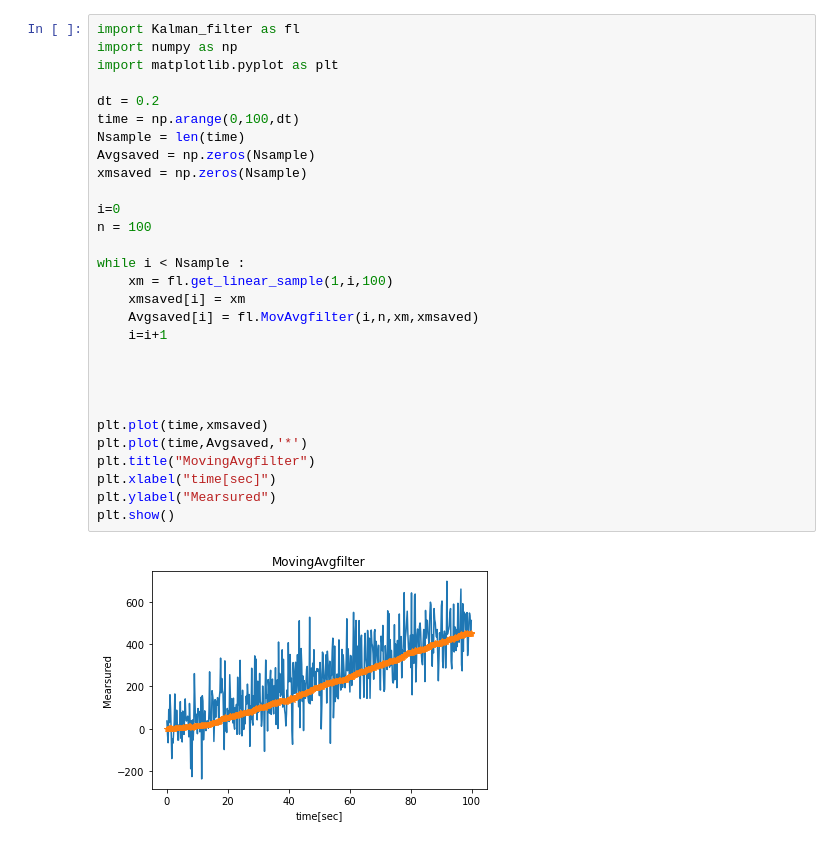
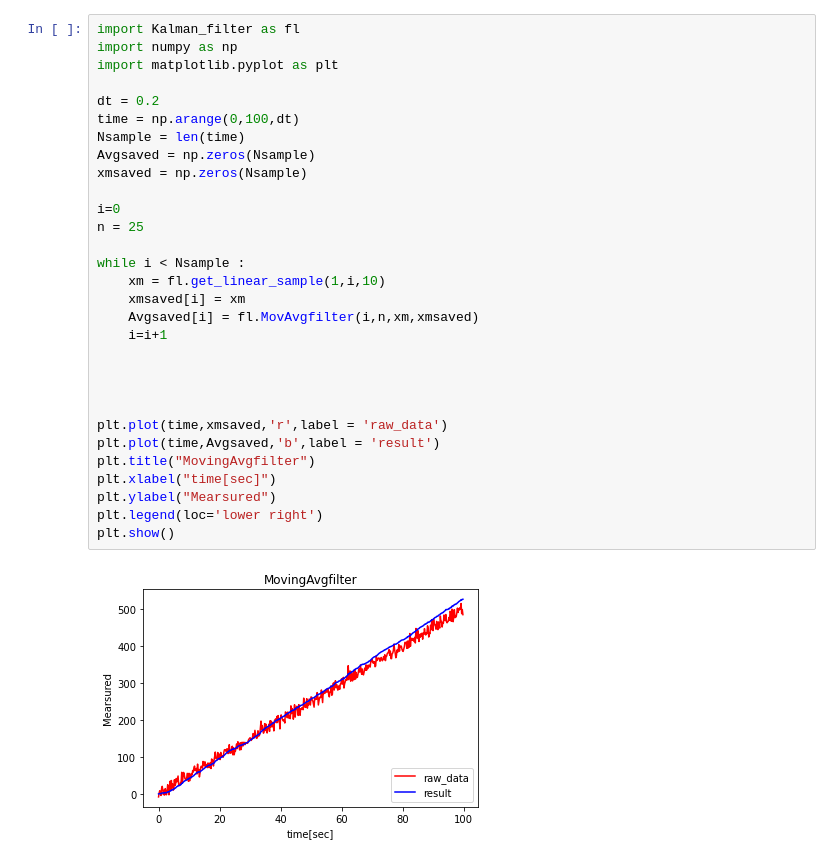
Before and after one commit to yunjin-git/Education_Kalman_filter, a Jupyter notebook: Chap2_MovAvgfilter/Chap2 MovAverage Filter.ipynb, the cells around one changed output. Saved outputs shown, nothing was run; the diff lists cells and outputs as text.

```diff
--- a/Chap2_MovAvgfilter/Chap2 MovAverage Filter.ipynb
+++ b/Chap2_MovAvgfilter/Chap2 MovAverage Filter.ipynb
@@ -34,31 +34,32 @@ plt.show()
 # %%
 import Kalman_filter as fl
 import numpy as np
 import matplotlib.pyplot as plt
 
 dt = 0.2
 time = np.arange(0,100,dt)
 Nsample = len(time)
 Avgsaved = np.zeros(Nsample)
 xmsaved = np.zeros(Nsample)
 
 i=0
-n = 100
+n = 25
 
 while i < Nsample :
-    xm = fl.get_linear_sample(1,i,100)
+    xm = fl.get_linear_sample(1,i,10)
     xmsaved[i] = xm
     Avgsaved[i] = fl.MovAvgfilter(i,n,xm,xmsaved)
     i=i+1
 
 
 
 
-plt.plot(time,xmsaved)
-plt.plot(time,Avgsaved,'*')
+plt.plot(time,xmsaved,'r',label = 'raw_data')
+plt.plot(time,Avgsaved,'b',label = 'result')
 plt.title("MovingAvgfilter")
 plt.xlabel("time[sec]")
 plt.ylabel("Mearsured")
+plt.legend(loc='lower right')
 plt.show()
 # %% [output]
-[figure, old version]
+[figure, new version]
```
Also changed, not shown: parts of 1 cell of this notebook, 5 other files.
